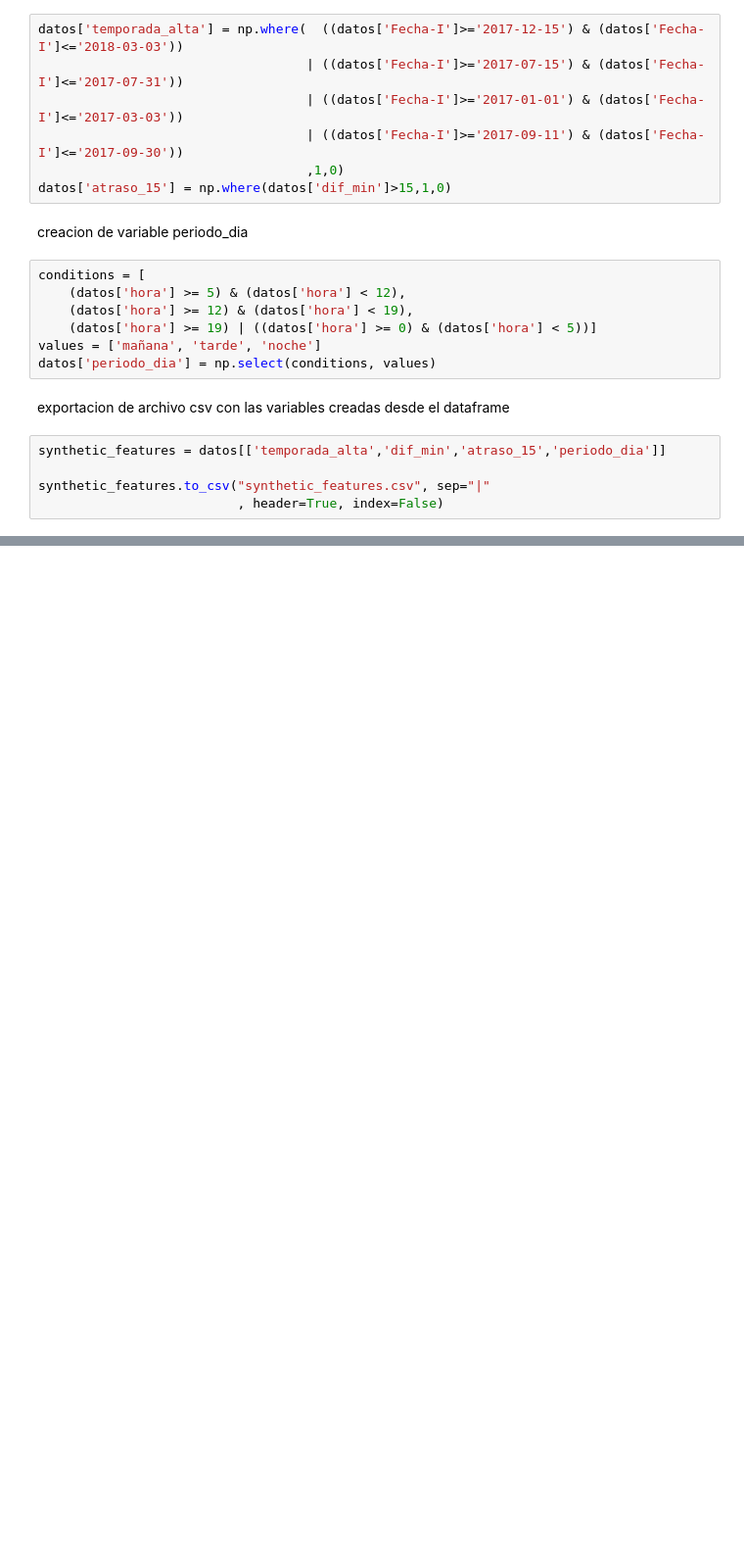
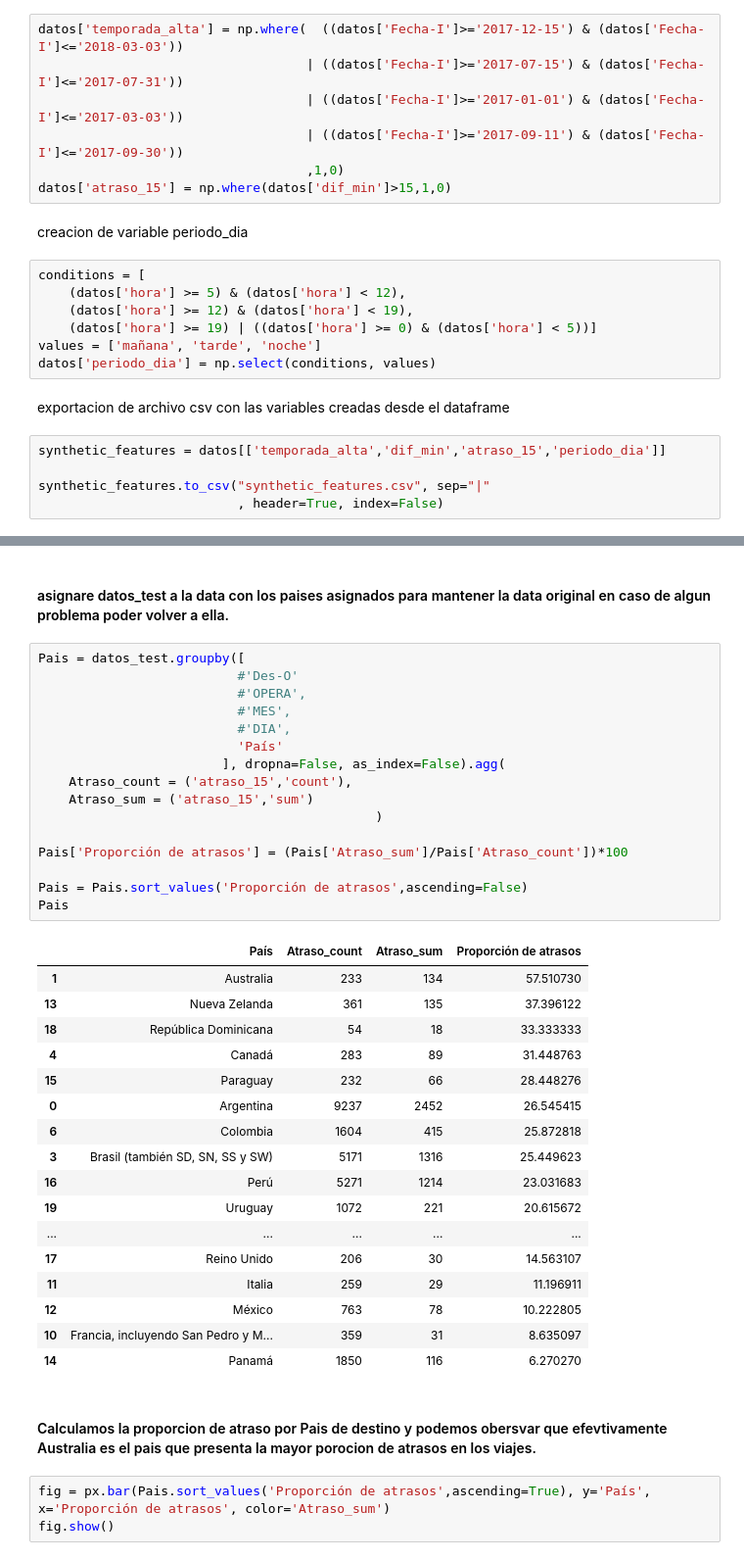
Before and after one commit to oscar-marguirott/desafio-ds-andres-fuentes, a Jupyter notebook: LATAM.ipynb, the cells around one changed output, grey strips where cells are left out. Shown at 98% size. Saved outputs shown, nothing was run; the diff lists cells and outputs as text; blank space fills up the shorter version.

```diff
--- a/LATAM.ipynb
+++ b/LATAM.ipynb
@@ -181,0 +337,41 @@ synthetic_features.to_csv("synthetic_features.csv", sep="|"
+# %% [markdown]
+#### asignare datos_test a la data con los paises asignados para mantener la data original en caso de algun problema poder volver a ella.
+# %%
+Pais = datos_test.groupby([
+                          #'Des-O'
+                          #'OPERA',
+                          #'MES',
+                          #'DIA',
+                          'País'
+                        ], dropna=False, as_index=False).agg(
+    Atraso_count = ('atraso_15','count'),
+    Atraso_sum = ('atraso_15','sum')
+                                            )
+
+Pais['Proporción de atrasos'] = (Pais['Atraso_sum']/Pais['Atraso_count'])*100
+
+Pais = Pais.sort_values('Proporción de atrasos',ascending=False)
+Pais
+# %% [output]
+|  | País | Atraso_count | Atraso_sum | Proporción de atrasos |
+| 1 | Australia | 233 | 134 | 57.510730 |
+| 13 | Nueva Zelanda | 361 | 135 | 37.396122 |
+| 18 | República Dominicana | 54 | 18 | 33.333333 |
+| 4 | Canadá | 283 | 89 | 31.448763 |
+| 15 | Paraguay | 232 | 66 | 28.448276 |
+| 0 | Argentina | 9237 | 2452 | 26.545415 |
+| 6 | Colombia | 1604 | 415 | 25.872818 |
+| 3 | Brasil (también SD, SN, SS y SW) | 5171 | 1316 | 25.449623 |
+| 16 | Perú | 5271 | 1214 | 23.031683 |
+| 19 | Uruguay | 1072 | 221 | 20.615672 |
+| ... | ... | ... | ... | ... |
+| 17 | Reino Unido | 206 | 30 | 14.563107 |
+| 11 | Italia | 259 | 29 | 11.196911 |
+| 12 | México | 763 | 78 | 10.222805 |
+| 10 | Francia, incluyendo San Pedro y M... | 359 | 31 | 8.635097 |
+| 14 | Panamá | 1850 | 116 | 6.270270 |
+# %% [markdown]
+#### Calculamos la proporcion de atraso por Pais de destino y podemos obersvar que efevtivamente Australia es el pais que presenta la mayor porocion de atrasos en los viajes.
+# %%
+fig = px.bar(Pais.sort_values('Proporción de atrasos',ascending=True), y='País', x='Proporción de atrasos', color='Atraso_sum')
+fig.show()
```
Also changed, not shown: parts of 23 cells of this notebook.
